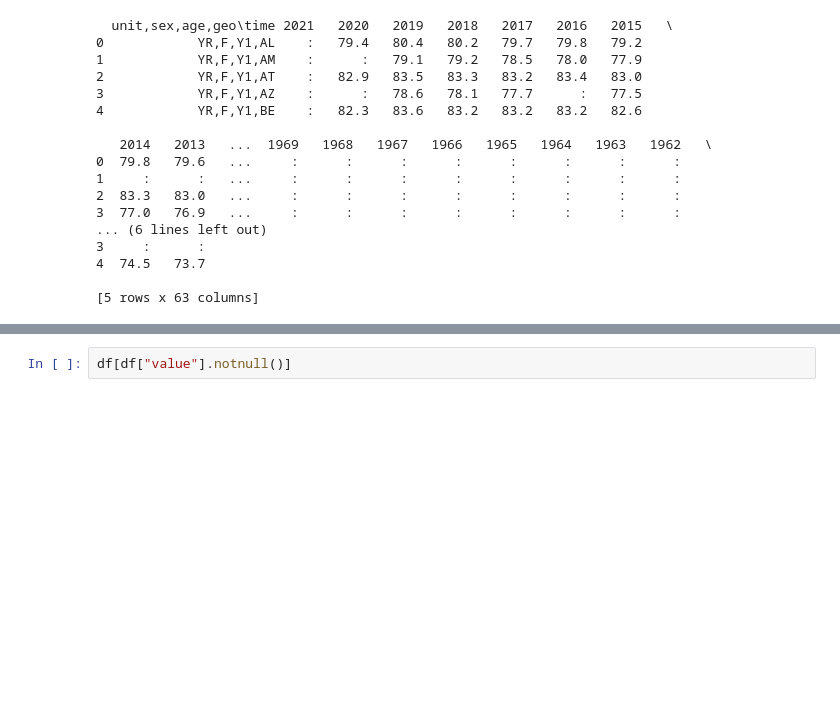
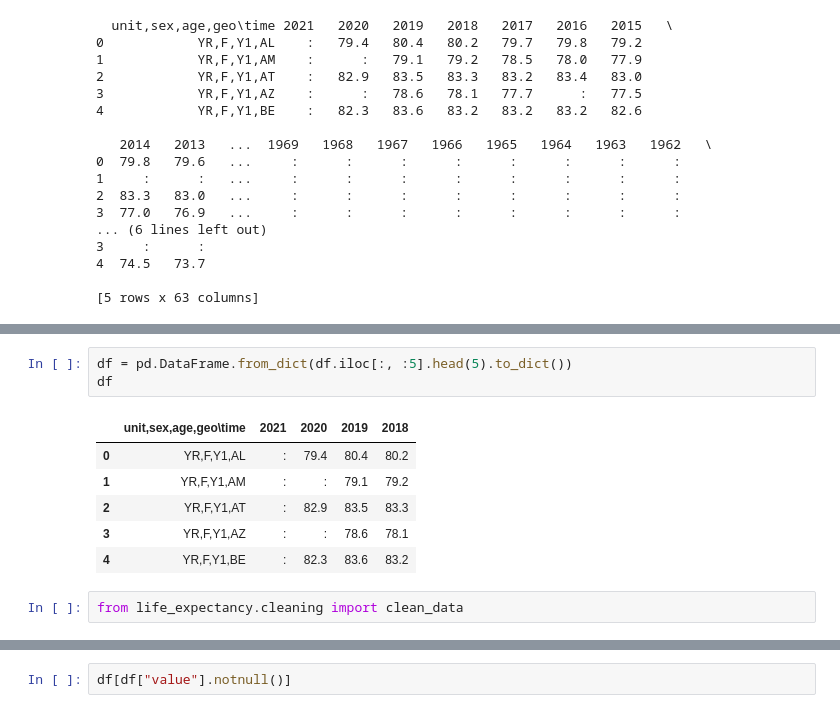
Before and after one commit to gabrieldiasmp/faast-foundations, a Jupyter notebook: assignments/sandbox.ipynb, the cells around one changed output, grey strips where cells are left out. Cells and saved outputs as stored; diff of their text form; blank space fills up the shorter version.

```diff
--- a/assignments/sandbox.ipynb
+++ b/assignments/sandbox.ipynb
@@ -23,0 +46,12 @@ print(df.head())
+# %%
+df = pd.DataFrame.from_dict(df.iloc[:, :5].head(5).to_dict())
+df
+# %% [output]
+|  | unit,sex,age,geo\time | 2021 | 2020 | 2019 | 2018 |
+| 0 | YR,F,Y1,AL | : | 79.4 | 80.4 | 80.2 |
+| 1 | YR,F,Y1,AM | : | : | 79.1 | 79.2 |
+| 2 | YR,F,Y1,AT | : | 82.9 | 83.5 | 83.3 |
+| 3 | YR,F,Y1,AZ | : | : | 78.6 | 78.1 |
+| 4 | YR,F,Y1,BE | : | 82.3 | 83.6 | 83.2 |
+# %%
+from life_expectancy.cleaning import clean_data
```
Also changed, not shown: parts of 15 cells of this notebook, 3 other files.
